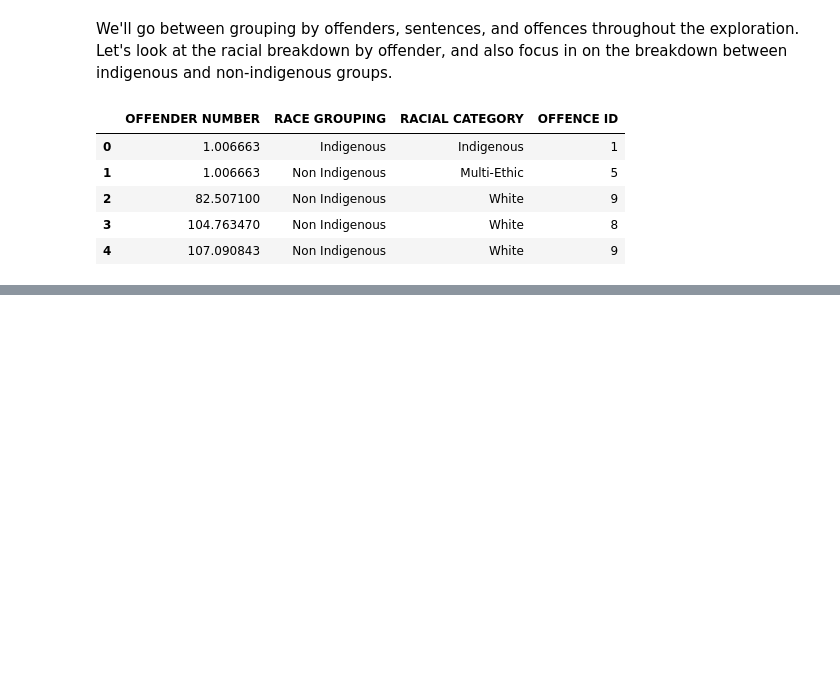
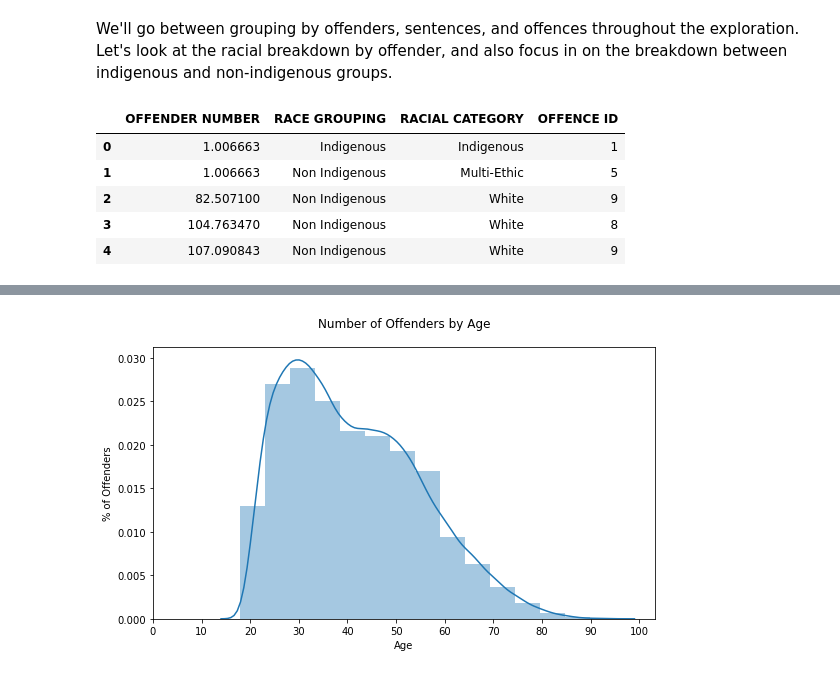
Before and after one commit to anastasiabizyayeva/Bias_Behind_Bars, a Jupyter notebook: EDA.ipynb, the cells around one changed output, grey strips where cells are left out. Saved outputs shown, nothing was run; the diff lists cells and outputs as text; code cells hidden in the pictures; blank space fills up the shorter version.

```diff
--- a/EDA.ipynb
+++ b/EDA.ipynb
@@ -185,0 +242,14 @@ AttributeError: 'SeriesGroupBy' object has no attribute 'bar'
+# %%
+df_age = df.groupby(['OFFENDER NUMBER','AGE'])['OFFENCE ID'].count().reset_index()
+
+fig, ax = plt.subplots(figsize=(9,5))
+ax = sns.distplot(a=df_age['AGE'], bins=15)
+ax.set_title('Number of Offenders by Age', fontsize= 12, y =1.05)
+ax.set_xlabel("Age")
+ax.set_ylabel("% of Offenders")
+x_ticks = np.arange(0, 101, 10)
+ax.set_xticks(x_ticks)
+
+plt.show()
+# %% [output]
+[figure, added]
```
Also changed, not shown: parts of 9 cells of this notebook.
